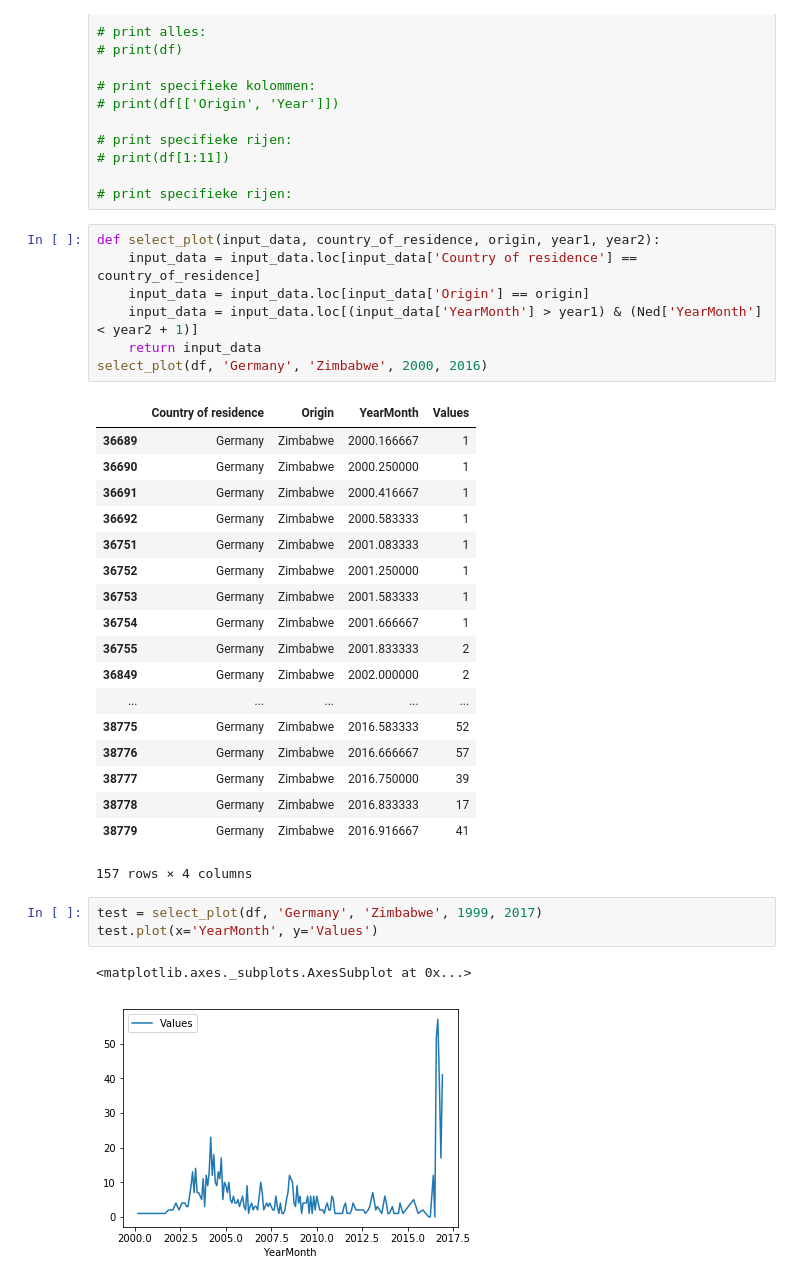
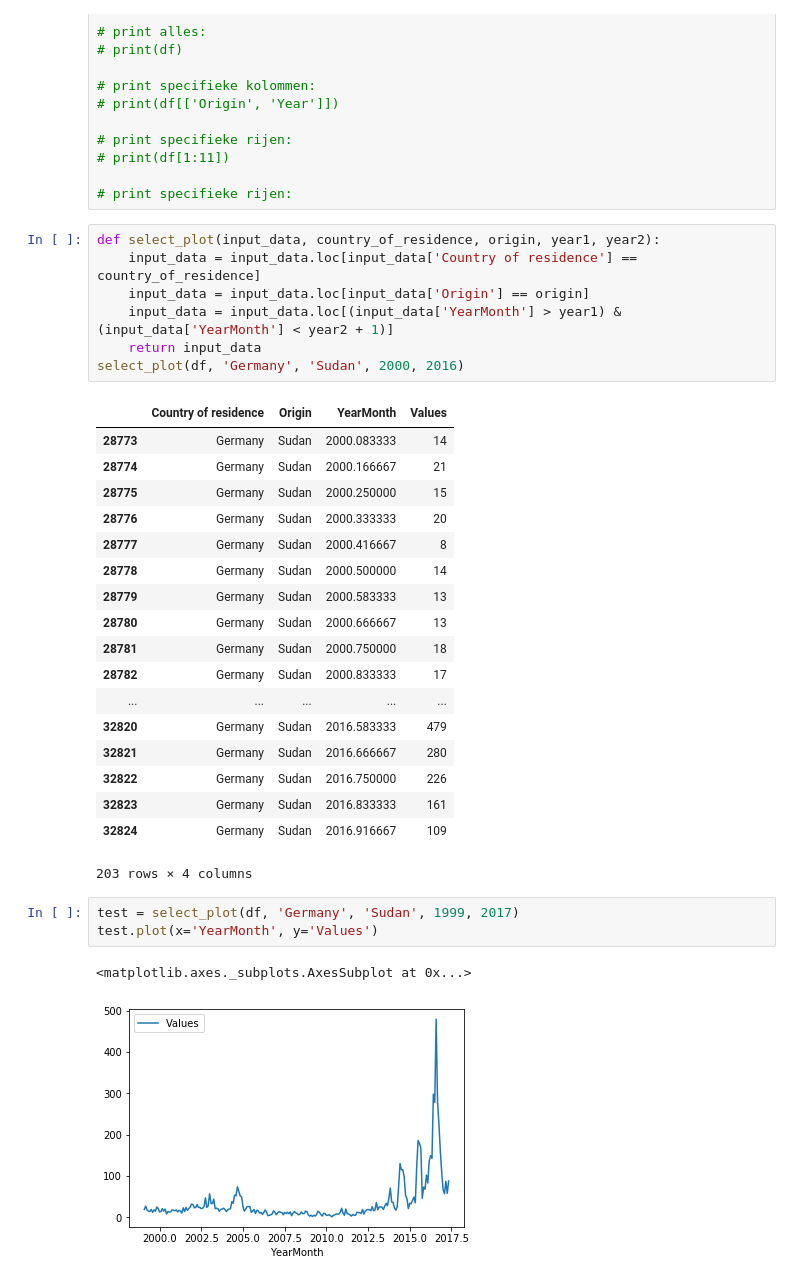
Before and after one commit to Take2001/DataProcessing, a Jupyter notebook: klad/Bob/csv.ipynb, the cells around one changed output. Cells and saved outputs as stored; diff of their text form.

```diff
--- a/klad/Bob/csv.ipynb
+++ b/klad/Bob/csv.ipynb
@@ -19,32 +19,32 @@ df = pd.DataFrame(raw_data)
 def select_plot(input_data, country_of_residence, origin, year1, year2):
     input_data = input_data.loc[input_data['Country of residence'] == country_of_residence]
     input_data = input_data.loc[input_data['Origin'] == origin]
-    input_data = input_data.loc[(input_data['YearMonth'] > year1) & (Ned['YearMonth'] < year2 + 1)]
+    input_data = input_data.loc[(input_data['YearMonth'] > year1) & (input_data['YearMonth'] < year2 + 1)]
     return input_data
-select_plot(df, 'Germany', 'Zimbabwe', 2000, 2016)
+select_plot(df, 'Germany', 'Sudan', 2000, 2016)
 # %% [output]
 |  | Country of residence | Origin | YearMonth | Values |
-| 36689 | Germany | Zimbabwe | 2000.166667 | 1 |
-| 36690 | Germany | Zimbabwe | 2000.250000 | 1 |
-| 36691 | Germany | Zimbabwe | 2000.416667 | 1 |
-| 36692 | Germany | Zimbabwe | 2000.583333 | 1 |
-| 36751 | Germany | Zimbabwe | 2001.083333 | 1 |
-| 36752 | Germany | Zimbabwe | 2001.250000 | 1 |
-| 36753 | Germany | Zimbabwe | 2001.583333 | 1 |
-| 36754 | Germany | Zimbabwe | 2001.666667 | 1 |
-| 36755 | Germany | Zimbabwe | 2001.833333 | 2 |
-| 36849 | Germany | Zimbabwe | 2002.000000 | 2 |
+| 28773 | Germany | Sudan | 2000.083333 | 14 |
+| 28774 | Germany | Sudan | 2000.166667 | 21 |
+| 28775 | Germany | Sudan | 2000.250000 | 15 |
+| 28776 | Germany | Sudan | 2000.333333 | 20 |
+| 28777 | Germany | Sudan | 2000.416667 | 8 |
+| 28778 | Germany | Sudan | 2000.500000 | 14 |
+| 28779 | Germany | Sudan | 2000.583333 | 13 |
+| 28780 | Germany | Sudan | 2000.666667 | 13 |
+| 28781 | Germany | Sudan | 2000.750000 | 18 |
+| 28782 | Germany | Sudan | 2000.833333 | 17 |
 | ... | ... | ... | ... | ... |
-| 38775 | Germany | Zimbabwe | 2016.583333 | 52 |
-| 38776 | Germany | Zimbabwe | 2016.666667 | 57 |
-| 38777 | Germany | Zimbabwe | 2016.750000 | 39 |
-| 38778 | Germany | Zimbabwe | 2016.833333 | 17 |
-| 38779 | Germany | Zimbabwe | 2016.916667 | 41 |
+| 32820 | Germany | Sudan | 2016.583333 | 479 |
+| 32821 | Germany | Sudan | 2016.666667 | 280 |
+| 32822 | Germany | Sudan | 2016.750000 | 226 |
+| 32823 | Germany | Sudan | 2016.833333 | 161 |
+| 32824 | Germany | Sudan | 2016.916667 | 109 |
-157 rows × 4 columns
+203 rows × 4 columns
 # %%
-test = select_plot(df, 'Germany', 'Zimbabwe', 1999, 2017)
+test = select_plot(df, 'Germany', 'Sudan', 1999, 2017)
 test.plot(x='YearMonth', y='Values')
 # %% [output]
 <matplotlib.axes._subplots.AxesSubplot at 0x...>
-[figure, old version]
+[figure, new version]
 # %%
```
Also changed, not shown: parts of 3 cells of this notebook.
